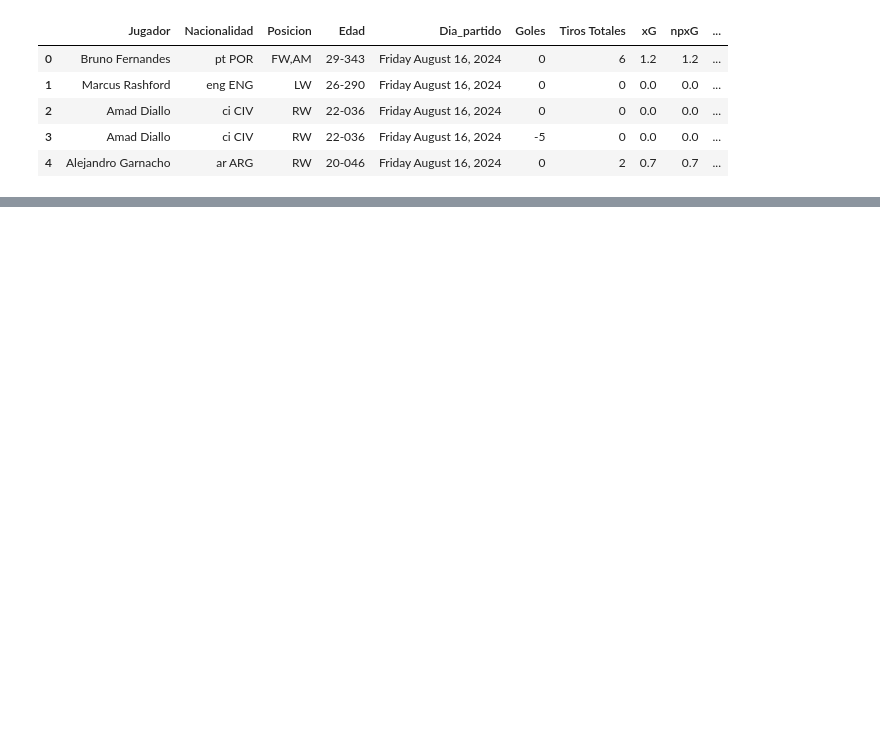
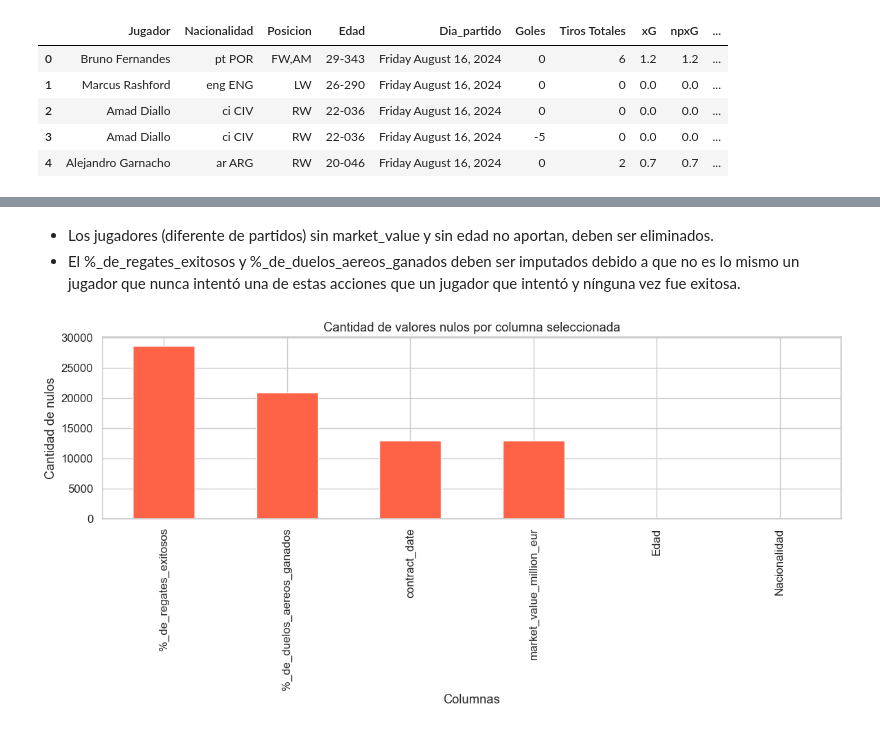
Before and after one commit to JFH000/lab_1, a Jupyter notebook: notebook_lab1.ipynb, the cells around one changed output, grey strips where cells are left out. Cells and saved outputs as stored; diff of their text form; code cells hidden in the pictures; blank space fills up the shorter version.

```diff
--- a/notebook_lab1.ipynb
+++ b/notebook_lab1.ipynb
@@ -80,0 +265,23 @@ df.head()
+# %%
+df_train = df_train[df_train["market_value"] != "error"]
+
+def market_value(val):
+    if val=='-':
+        return 0
+    if pd.isna(val):
+        return None
+
+    val = val.strip().lower()
+
+    if val.startswith("€") and (val.endswith("m") or val.endswith("k")):
+        val = val.replace("€", "").strip()
+
+        if val.endswith("m"):
+            return float(val[:-1])
+        elif val.endswith("k"):
+            return float(val[:-1]) / 1000
+    else:
+        return None
+
+df_train["market_value_million_eur"] = df_train["market_value"].apply(market_value)
+df_train.isnull().sum()[df_train.isnull().sum() > 0]
@@ -80,0 +297,20 @@ df.head()
+# %%
+df_train = df_train.drop(columns=["market_value"],axis=1)
+# %% [markdown]
+- Los jugadores (diferente de partidos) sin market_value y sin edad no aportan, deben ser eliminados.
+- El %_de_regates_exitosos y %_de_duelos_aereos_ganados deben ser imputados debido a que no es lo mismo un jugador que nunca intentó una de estas acciones que un jugador que intentó y nínguna vez fue exitosa.
+# %%
+cols_interes = ['Nacionalidad', 'Edad', '%_de_regates_exitosos', '%_de_duelos_aereos_ganados', 'market_value_million_eur', 'contract_date']
+nulos = df_train[cols_interes].isnull().sum()
+
+# Graficar
+plt.figure(figsize=(12,6))
+nulos.sort_values(ascending=False).plot(kind="bar", color="tomato")
+plt.title("Cantidad de valores nulos por columna seleccionada")
+plt.xlabel("Columnas")
+plt.ylabel("Cantidad de nulos")
+plt.xticks(rotation=90)
+plt.tight_layout()
+plt.show()
+# %% [output]
+[figure, added]
```
Also changed, not shown: parts of 59 cells of this notebook.
